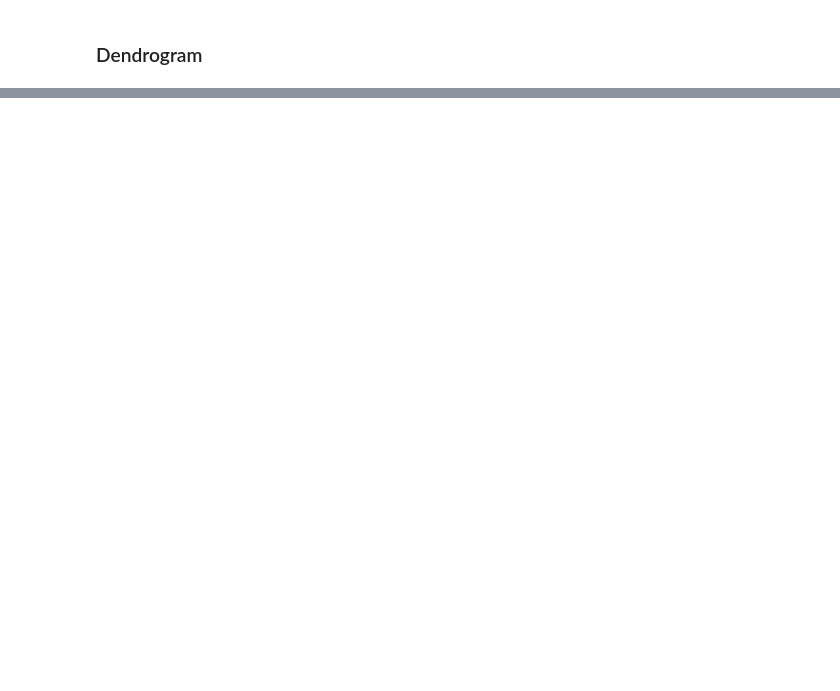
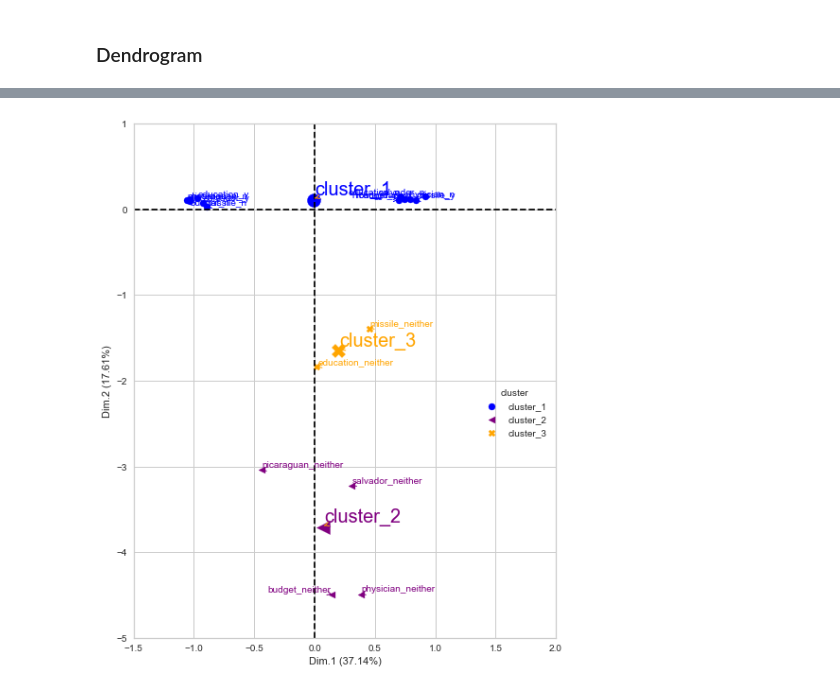
Before and after one commit to enfantbenidedieu/scientisttools, a Jupyter notebook: varhcpc.ipynb, the cells around one changed output, grey strips where cells are left out. Drawn from its saved outputs; the diff is of its cells as text; code cells hidden in the pictures; blank space fills up the shorter version.

```diff
--- a/varhcpc.ipynb
+++ b/varhcpc.ipynb
@@ -87,0 +156,8 @@ cluster = varhcpc.cluster_
+# %%
+from scientisttools.pyplot import plotVARHCPC
+
+fig,axe =plt.subplots(figsize=(10,10))
+plotVARHCPC(varhcpc,ax=axe,xlim=(-1.5,2),ylim=(-5,1),repel=True,random_state=123,show_clust_cent=True)
+plt.show()
+# %% [output]
+[figure, added]
```
Also changed, not shown: parts of 11 cells of this notebook, 2 other files.
